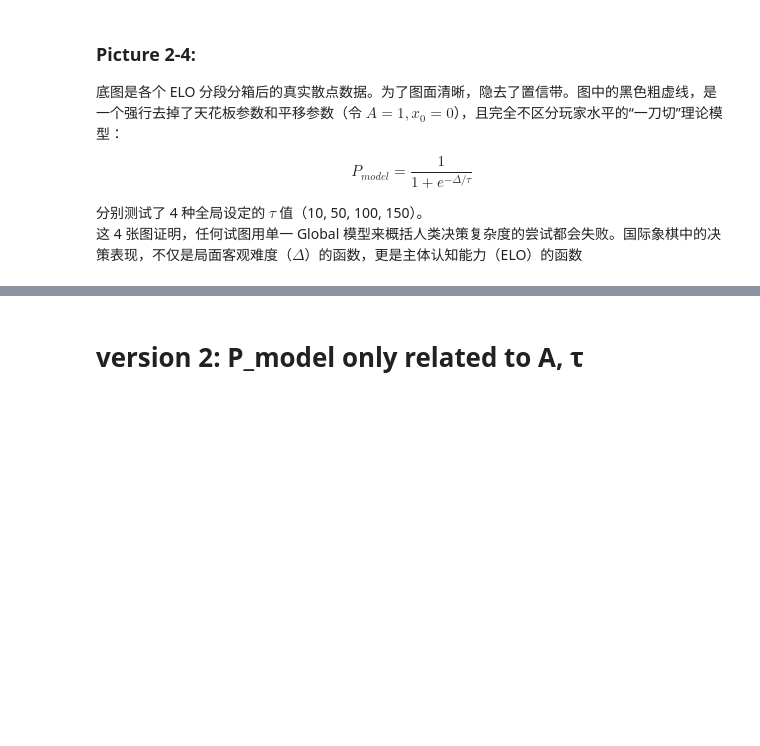
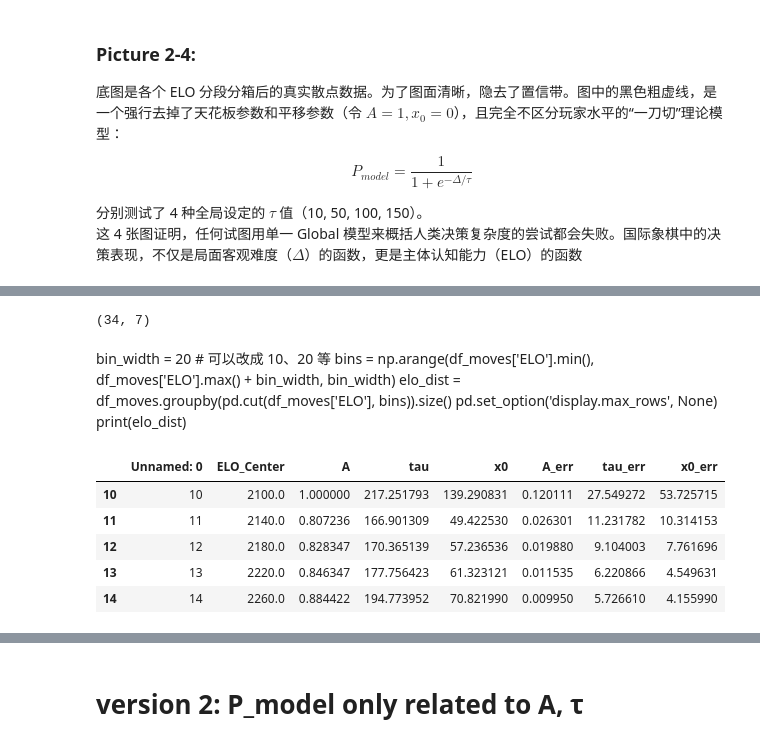
Before and after one commit to zZimablueee/Chess, a Jupyter notebook: complexity/delta_0/graphs/figure2.ipynb, the cells around one changed output, grey strips where cells are left out. Cells and saved outputs as stored; diff of their text form; code cells hidden in the pictures; blank space fills up the shorter version.

```diff
--- a/complexity/delta_0/graphs/figure2.ipynb
+++ b/complexity/delta_0/graphs/figure2.ipynb
@@ -608,0 +584,10 @@ $$
+# %%
+res_df.shape
+# %% [output]
+(34, 7)
+# %% [markdown]
+bin_width = 20  # 可以改成 10、20 等
+bins = np.arange(df_moves['ELO'].min(), df_moves['ELO'].max() + bin_width, bin_width)
+elo_dist = df_moves.groupby(pd.cut(df_moves['ELO'], bins)).size()
+pd.set_option('display.max_rows', None)
+print(elo_dist)
@@ -608,0 +596,11 @@ $$
+# %%
+res_df = pd.read_csv('parameter_est_x0.csv')
+res_df= res_df.iloc[10:]
+res_df.head()
+# %% [output]
+|  | Unnamed: 0 | ELO_Center | A | tau | x0 | A_err | tau_err | x0_err |
+| 10 | 10 | 2100.0 | 1.000000 | 217.251793 | 139.290831 | 0.120111 | 27.549272 | 53.725715 |
+| 11 | 11 | 2140.0 | 0.807236 | 166.901309 | 49.422530 | 0.026301 | 11.231782 | 10.314153 |
+| 12 | 12 | 2180.0 | 0.828347 | 170.365139 | 57.236536 | 0.019880 | 9.104003 | 7.761696 |
+| 13 | 13 | 2220.0 | 0.846347 | 177.756423 | 61.323121 | 0.011535 | 6.220866 | 4.549631 |
+| 14 | 14 | 2260.0 | 0.884422 | 194.773952 | 70.821990 | 0.009950 | 5.726610 | 4.155990 |
```
Also changed, not shown: parts of 15 cells of this notebook, 1 other file.
